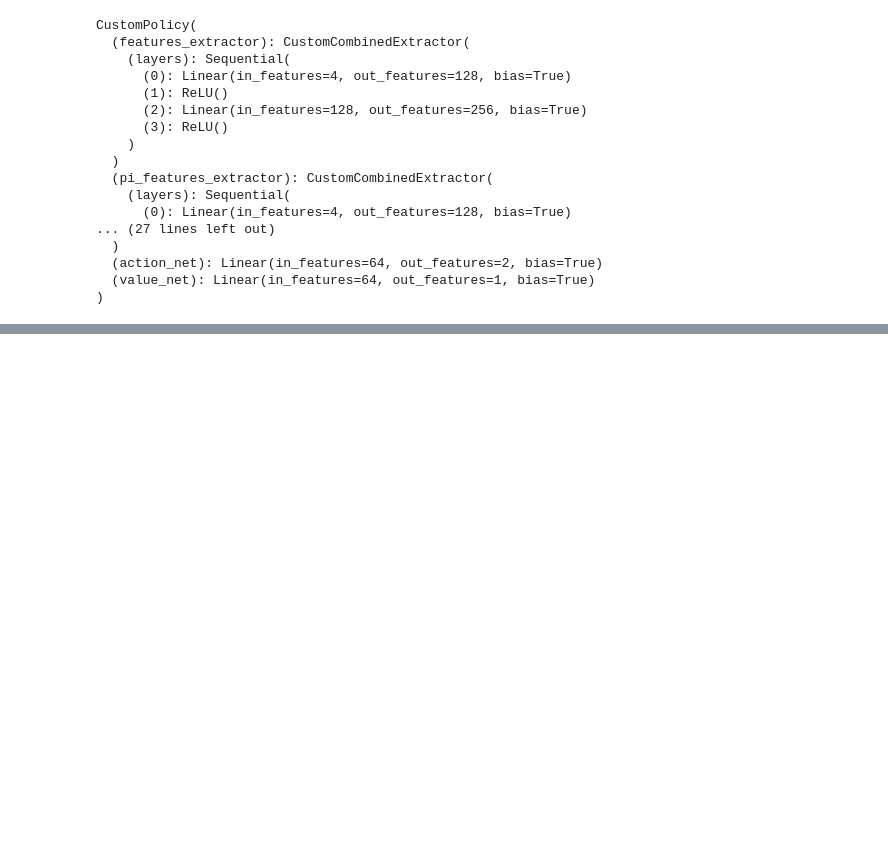
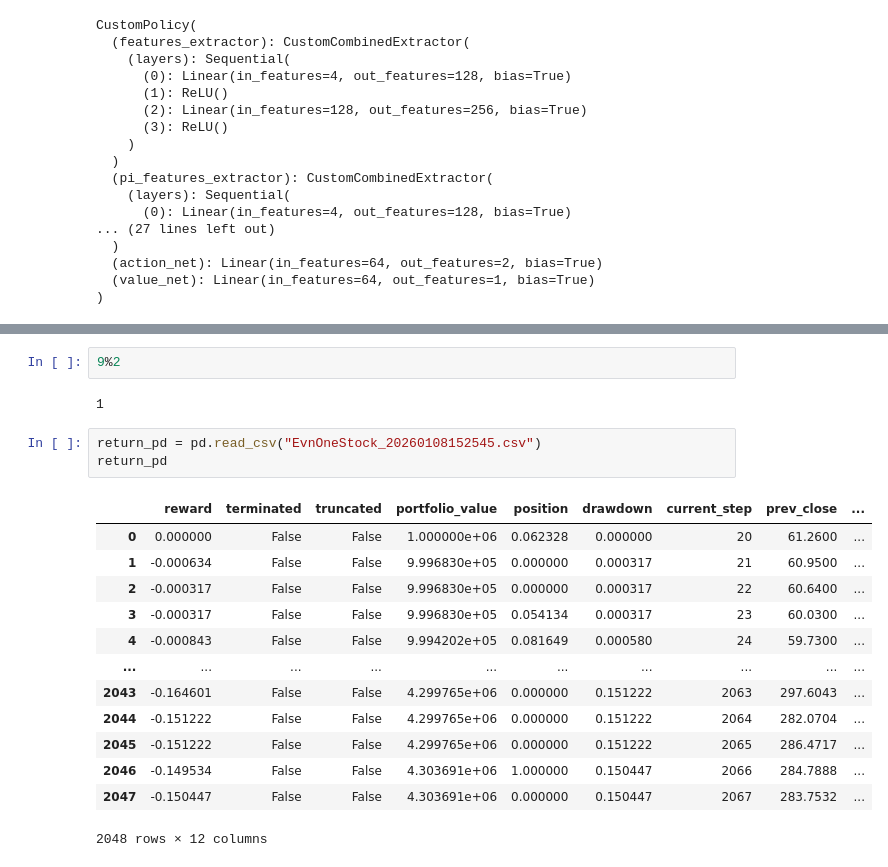
Before and after one commit to davis-lee0109/Hands-on-RL, a Jupyter notebook: Policy_stable-baselines3.ipynb, the cells around one changed output, grey strips where cells are left out. Cells and saved outputs as stored; diff of their text form; blank space fills up the shorter version.

```diff
--- a/Policy_stable-baselines3.ipynb
+++ b/Policy_stable-baselines3.ipynb
@@ -196,0 +349,21 @@ CustomPolicy(
+# %%
+9%2
+# %% [output]
+1
+# %%
+return_pd = pd.read_csv("EvnOneStock_20260108152545.csv")
+return_pd
+# %% [output]
+|  | reward | terminated | truncated | portfolio_value | position | drawdown | current_step | prev_close | ... |
+| 0 | 0.000000 | False | False | 1.000000e+06 | 0.062328 | 0.000000 | 20 | 61.2600 | ... |
+| 1 | -0.000634 | False | False | 9.996830e+05 | 0.000000 | 0.000317 | 21 | 60.9500 | ... |
+| 2 | -0.000317 | False | False | 9.996830e+05 | 0.000000 | 0.000317 | 22 | 60.6400 | ... |
+| 3 | -0.000317 | False | False | 9.996830e+05 | 0.054134 | 0.000317 | 23 | 60.0300 | ... |
+| 4 | -0.000843 | False | False | 9.994202e+05 | 0.081649 | 0.000580 | 24 | 59.7300 | ... |
+| ... | ... | ... | ... | ... | ... | ... | ... | ... | ... |
+| 2043 | -0.164601 | False | False | 4.299765e+06 | 0.000000 | 0.151222 | 2063 | 297.6043 | ... |
+| 2044 | -0.151222 | False | False | 4.299765e+06 | 0.000000 | 0.151222 | 2064 | 282.0704 | ... |
+| 2045 | -0.151222 | False | False | 4.299765e+06 | 0.000000 | 0.151222 | 2065 | 286.4717 | ... |
+| 2046 | -0.149534 | False | False | 4.303691e+06 | 1.000000 | 0.150447 | 2066 | 284.7888 | ... |
+| 2047 | -0.150447 | False | False | 4.303691e+06 | 0.000000 | 0.150447 | 2067 | 283.7532 | ... |
+2048 rows × 12 columns
```
Also changed, not shown: parts of 13 cells of this notebook, 1 other file.
